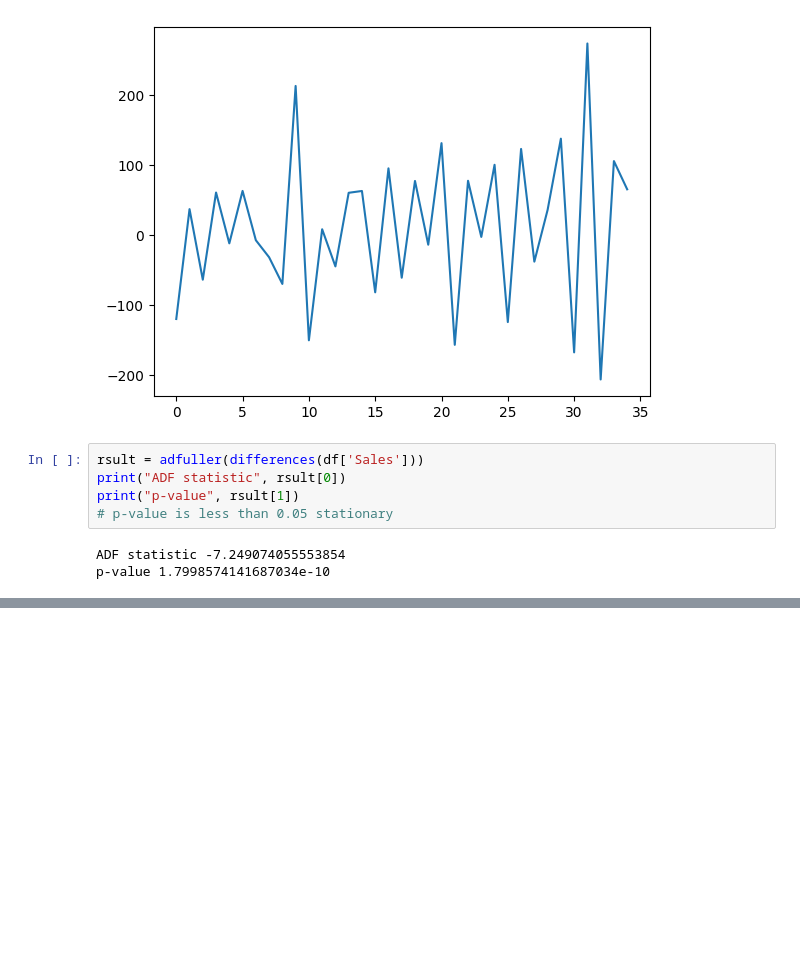
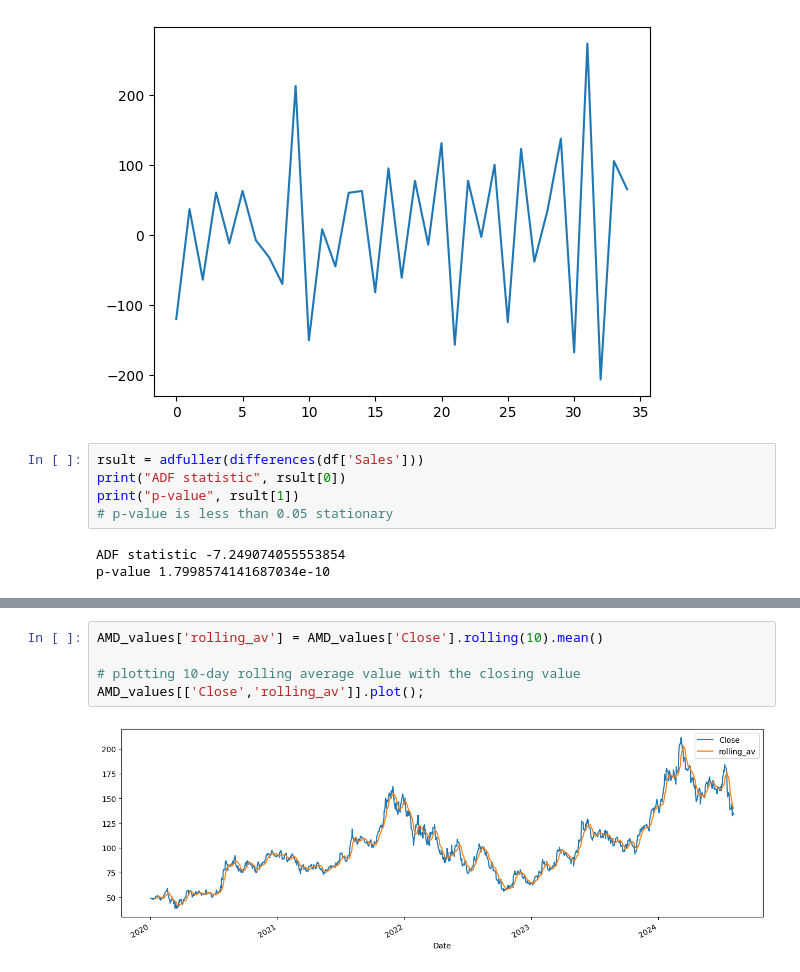
Before and after one commit to sanjaychauhan001/machine-learning, a Jupyter notebook: Time Series/stationary.ipynb, the cells around one changed output, grey strips where cells are left out. Cells and saved outputs as stored; diff of their text form; blank space fills up the shorter version.

```diff
--- a/Time Series/stationary.ipynb
+++ b/Time Series/stationary.ipynb
@@ -95,0 +148,7 @@ p-value 1.7998574141687034e-10
+# %%
+AMD_values['rolling_av'] = AMD_values['Close'].rolling(10).mean()
+
+# plotting 10-day rolling average value with the closing value
+AMD_values[['Close','rolling_av']].plot();
+# %% [output]
+[figure, added]
```
Also changed, not shown: parts of 6 cells of this notebook, 6 other files.
